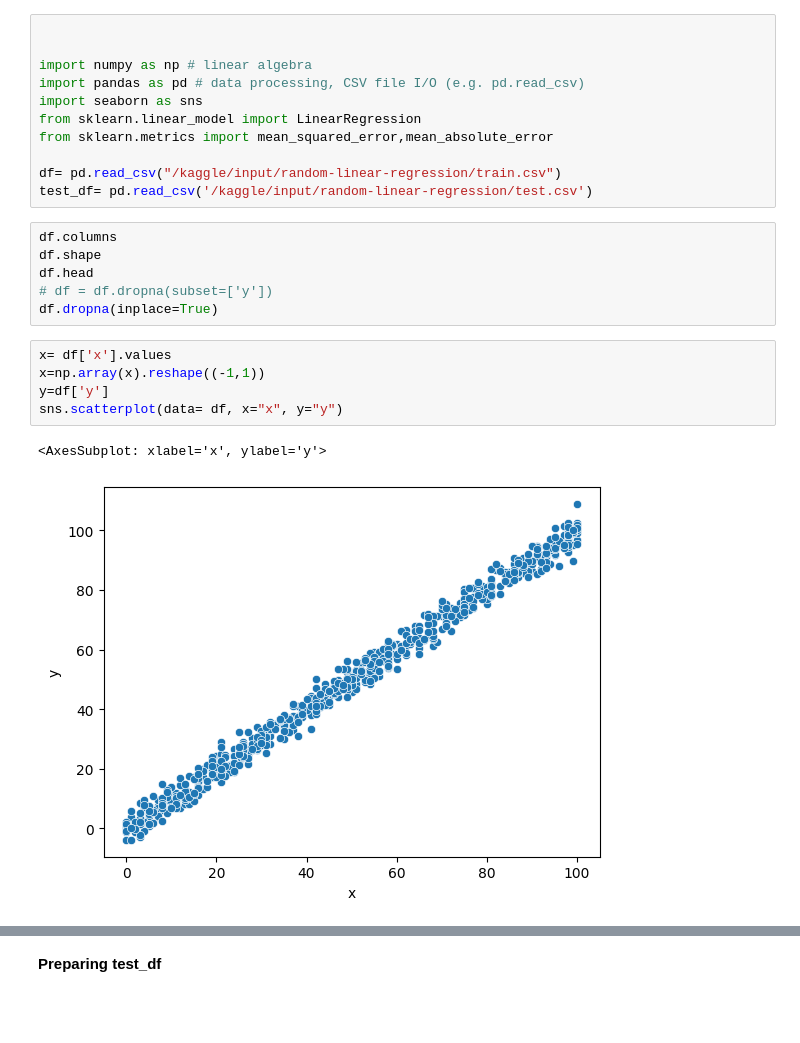
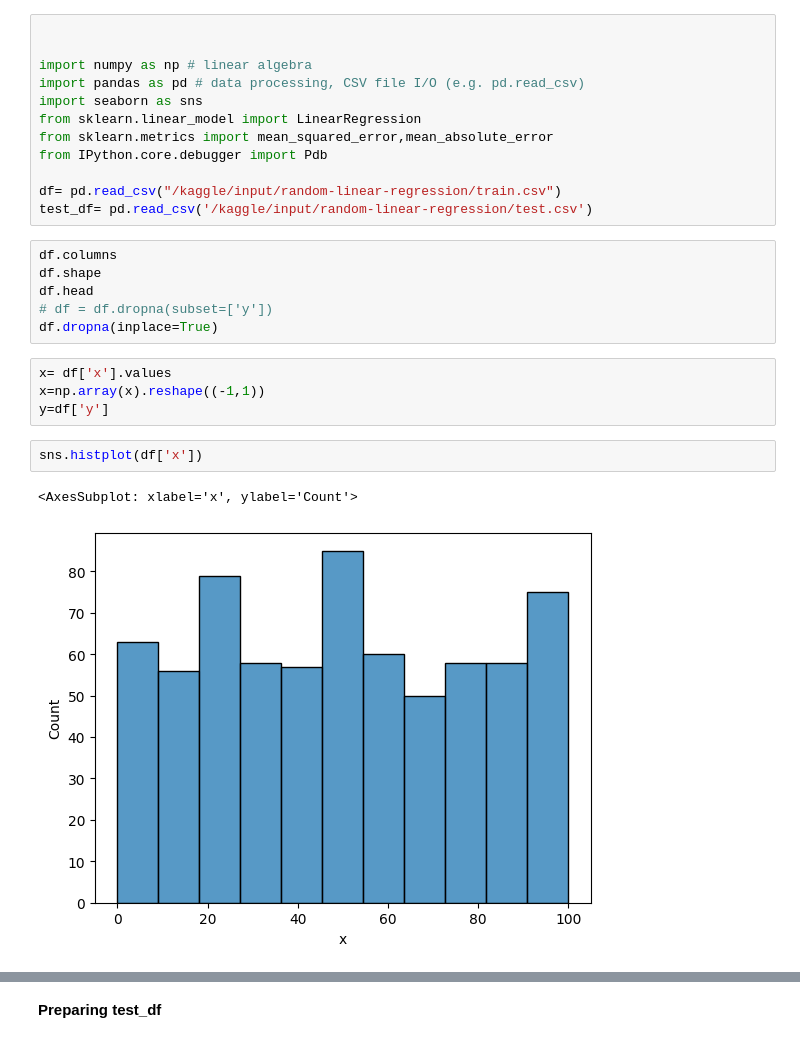
Before and after one commit to zahrahsn/Kaggle, a Jupyter notebook: linearregression-1.ipynb, the cells around one changed output, grey strips where cells are left out. Drawn from its saved outputs; the diff is of its cells as text; blank space fills up the shorter version.

```diff
--- a/linearregression-1.ipynb
+++ b/linearregression-1.ipynb
@@ -6,6 +6,7 @@ import pandas as pd # data processing, CSV file I/O (e.g. pd.read_csv)
 import seaborn as sns
 from sklearn.linear_model import LinearRegression
 from sklearn.metrics import mean_squared_error,mean_absolute_error
+from IPython.core.debugger import Pdb
 
 df= pd.read_csv("/kaggle/input/random-linear-regression/train.csv")
 test_df= pd.read_csv('/kaggle/input/random-linear-regression/test.csv')
@@ -19,7 +20,8 @@ df.dropna(inplace=True)
 x= df['x'].values
 x=np.array(x).reshape((-1,1))
 y=df['y']
-sns.scatterplot(data= df, x="x", y="y")
-# %% [output]
-<AxesSubplot: xlabel='x', ylabel='y'>
-[figure, removed]
+# %%
+sns.histplot(df['x'])
+# %% [output]
+<AxesSubplot: xlabel='x', ylabel='Count'>
+[figure, added]
```
Also changed, not shown: parts of 6 cells of this notebook.
